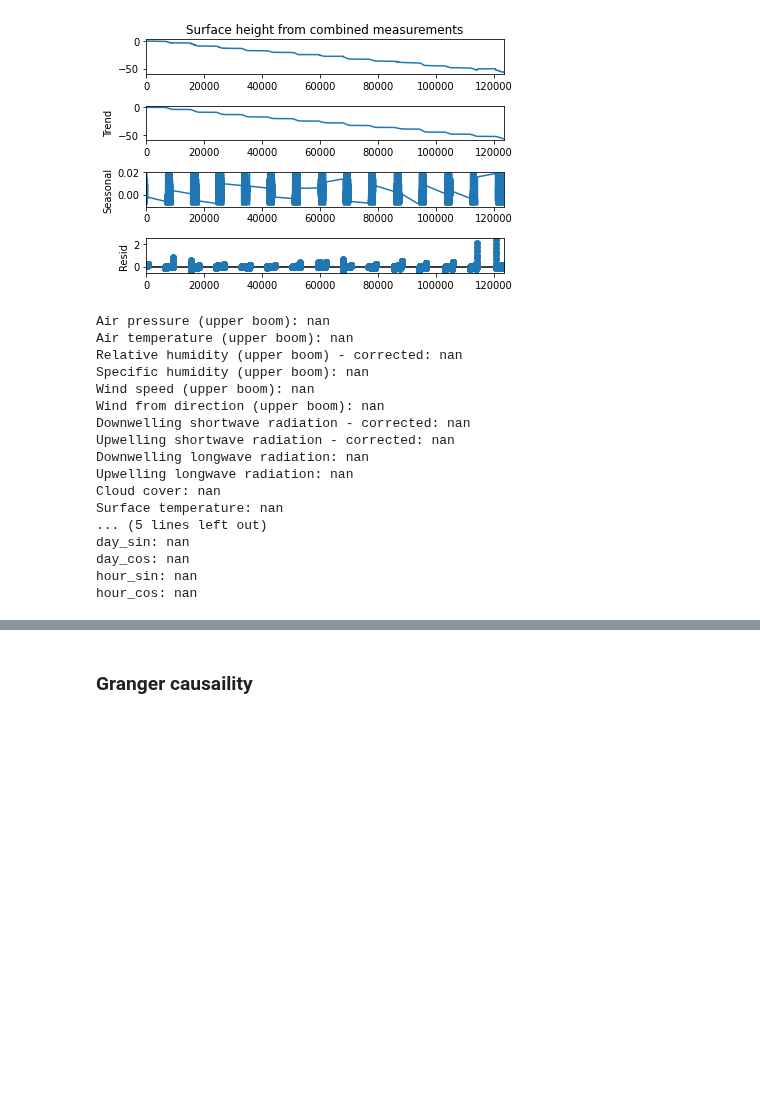
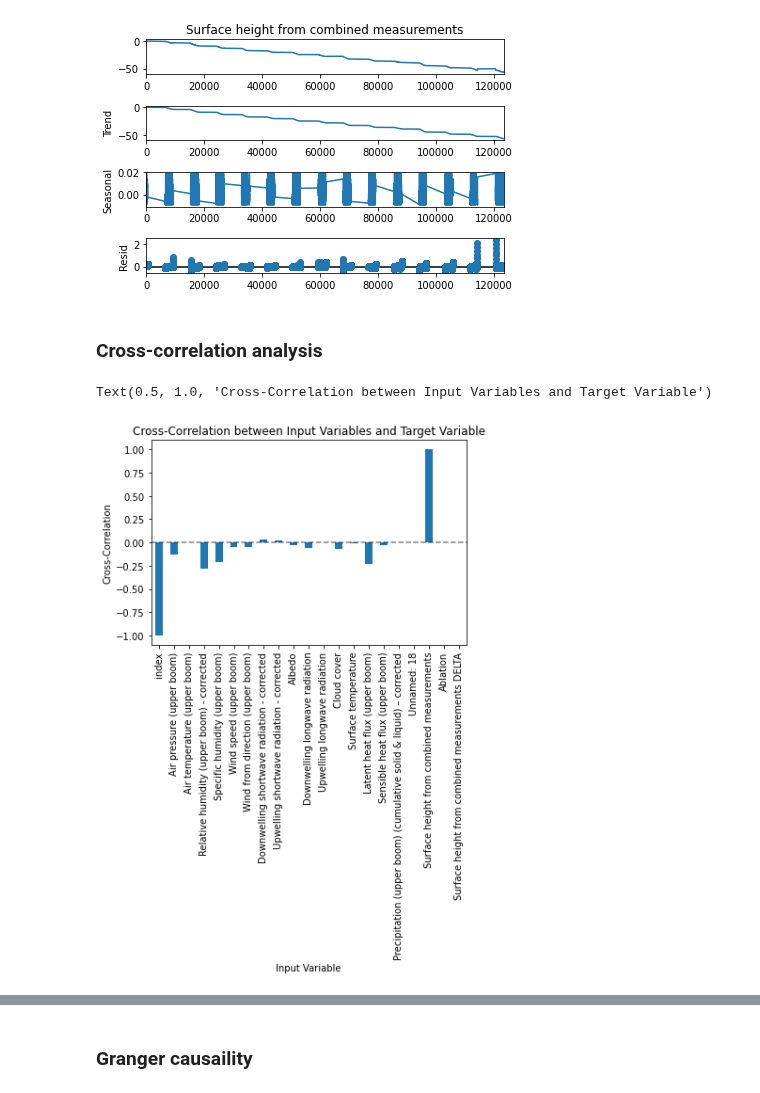
Before and after one commit to markbjerre/GEUS-Master-Thesis, a Jupyter notebook: scripts/SMB_Models_Time_series.ipynb, the cells around one changed output, grey strips where cells are left out. Saved outputs shown, nothing was run; the diff lists cells and outputs as text; code cells hidden in the pictures; blank space fills up the shorter version.

Commit message:
Time series analysis KAN_L daily

```diff
--- a/scripts/SMB_Models_Time_series.ipynb
+++ b/scripts/SMB_Models_Time_series.ipynb
@@ -283,35 +157,28 @@ result.plot()
 # %% [output]
 [figure]
 [figure]
-# %%
-#Again we need to consider mising value
-# Calculate the correlation between each input variable and the trend component
-corr = {}
-for col in X.columns:
-    corr[col] = np.corrcoef(X[col], result.trend)[0, 1]
-
-# Sort the correlation values in descending order
-corr = {k: v for k, v in sorted(corr.items(), key=lambda item: abs(item[1]), reverse=True)}
-
-# Print the correlation values
-for col, c in corr.items():
-    print(f"{col}: {c}")
-# %% [output]
-Air pressure (upper boom): nan
-Air temperature (upper boom): nan
-Relative humidity (upper boom) - corrected: nan
-Specific humidity (upper boom): nan
-Wind speed (upper boom): nan
-Wind from direction (upper boom): nan
-Downwelling shortwave radiation - corrected: nan
-Upwelling shortwave radiation - corrected: nan
-Downwelling longwave radiation: nan
-Upwelling longwave radiation: nan
-Cloud cover: nan
-Surface temperature: nan
-... (5 lines left out)
-day_sin: nan
-day_cos: nan
-hour_sin: nan
-hour_cos: nan
+# %% [markdown]
+### Cross-correlation analysis
+# %%
+# Explain the results
+# The plot shows the cross-correlation values between each input variable and the target variable.
+# A positive cross-correlation value indicates a positive relationship between the input variable and the target variable,
+# while a negative value indicates a negative relationship. The magnitude of the value indicates the strength of the relationship.
+# The plot can be used to identify which input variables have the strongest relationship with the target variable.
+
+
+
+# Compute the cross-correlation between each input variable and the target variable
+corr = df.corrwith(y)
+
+# Plot the cross-correlation values
+fig, ax = plt.subplots()
+corr.plot(kind='bar', ax=ax)
+ax.axhline(y=0, color='k', linestyle='--', alpha=0.5)
+ax.set_xlabel('Input Variable')
+ax.set_ylabel('Cross-Correlation')
+ax.set_title('Cross-Correlation between Input Variables and Target Variable')
+# %% [output]
+Text(0.5, 1.0, 'Cross-Correlation between Input Variables and Target Variable')
+[figure, added]
 # %%
```
Also changed, not shown: parts of 18 cells of this notebook, 2 other files.
